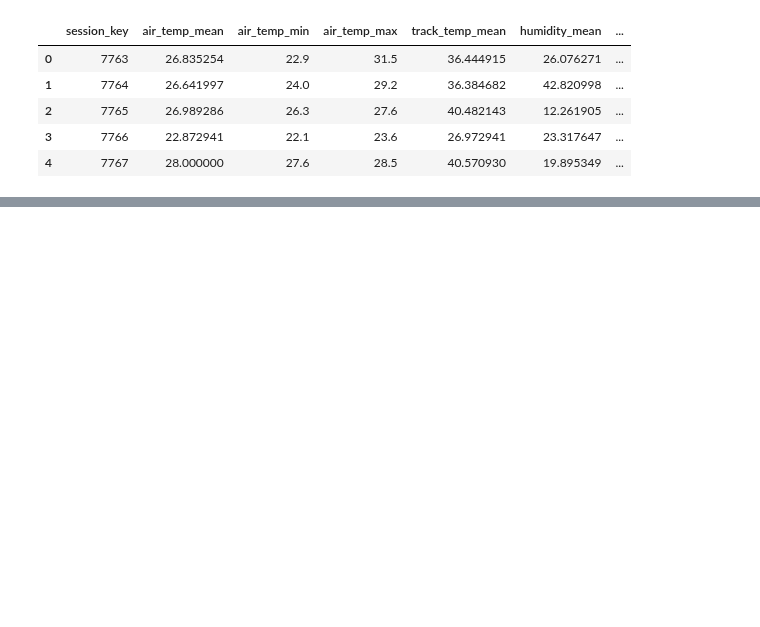
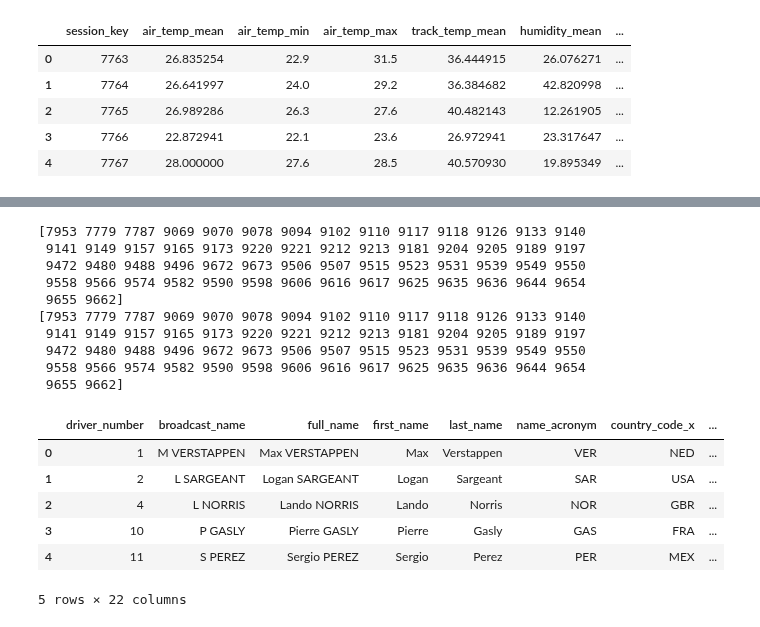
Before and after one commit to szylvvia/f1_races_progress_predict, a Jupyter notebook: openf1_api_dataset.ipynb, the cells around one changed output, grey strips where cells are left out. Cells and saved outputs as stored; diff of their text form; code cells hidden in the pictures; blank space fills up the shorter version.

```diff
--- a/openf1_api_dataset.ipynb
+++ b/openf1_api_dataset.ipynb
@@ -892,0 +958,34 @@ gruouped_weather_summary.head()
+# %%
+# polaczenie wyscigow i kierowcow
+
+df_driver = drivers_df
+df_gp = all_meetings_df
+df_races = all_race_df
+
+races_session_keys = df_races[['session_key']].drop_duplicates()
+df_driver_race = df_driver.merge(races_session_keys, on='session_key', how='inner')
+
+print(df_driver_race['session_key'].unique())
+print(df_races['session_key'].unique())
+
+# polaczenie driver z race
+df_merged = df_driver_race.merge(df_races, on=['meeting_key', 'session_key'], how='left')
+df_merged.head()
+# %% [output]
+[7953 7779 7787 9069 9070 9078 9094 9102 9110 9117 9118 9126 9133 9140
+ 9141 9149 9157 9165 9173 9220 9221 9212 9213 9181 9204 9205 9189 9197
+ 9472 9480 9488 9496 9672 9673 9506 9507 9515 9523 9531 9539 9549 9550
+ 9558 9566 9574 9582 9590 9598 9606 9616 9617 9625 9635 9636 9644 9654
+ 9655 9662]
+[7953 7779 7787 9069 9070 9078 9094 9102 9110 9117 9118 9126 9133 9140
+ 9141 9149 9157 9165 9173 9220 9221 9212 9213 9181 9204 9205 9189 9197
+ 9472 9480 9488 9496 9672 9673 9506 9507 9515 9523 9531 9539 9549 9550
+ 9558 9566 9574 9582 9590 9598 9606 9616 9617 9625 9635 9636 9644 9654
+ 9655 9662]
+|  | driver_number | broadcast_name | full_name | first_name | last_name | name_acronym | country_code_x | ... |
+| 0 | 1 | M VERSTAPPEN | Max VERSTAPPEN | Max | Verstappen | VER | NED | ... |
+| 1 | 2 | L SARGEANT | Logan SARGEANT | Logan | Sargeant | SAR | USA | ... |
+| 2 | 4 | L NORRIS | Lando NORRIS | Lando | Norris | NOR | GBR | ... |
+| 3 | 10 | P GASLY | Pierre GASLY | Pierre | Gasly | GAS | FRA | ... |
+| 4 | 11 | S PEREZ | Sergio PEREZ | Sergio | Perez | PER | MEX | ... |
+5 rows × 22 columns
```
Also changed, not shown: parts of 12 cells of this notebook.
